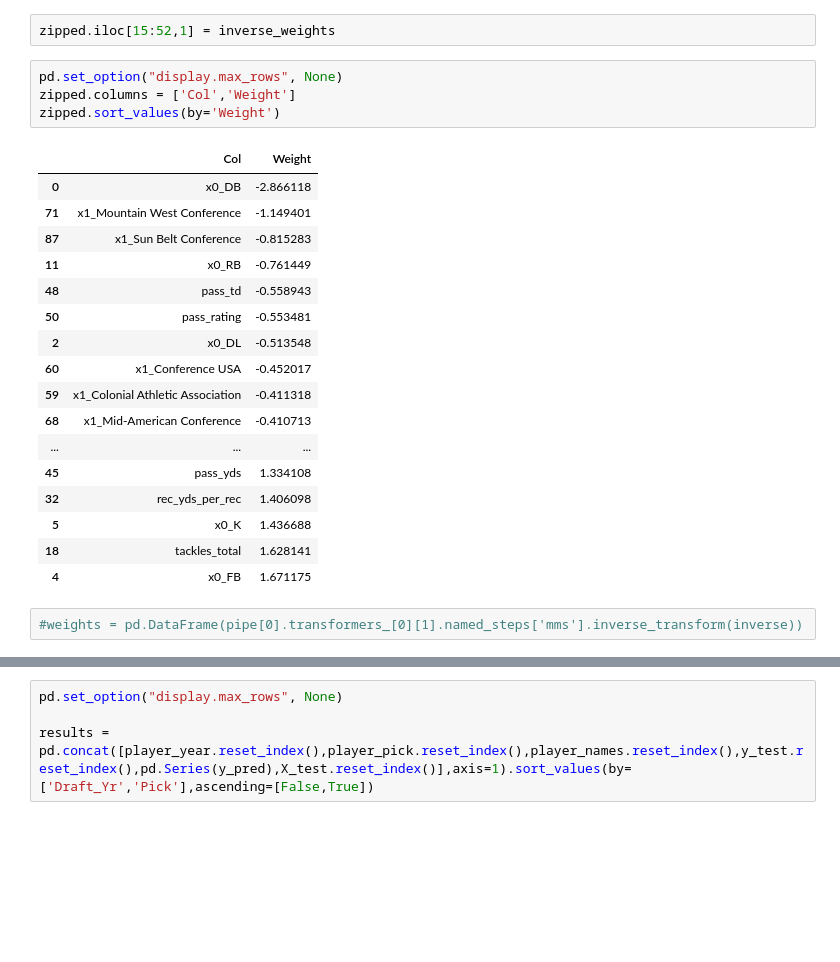
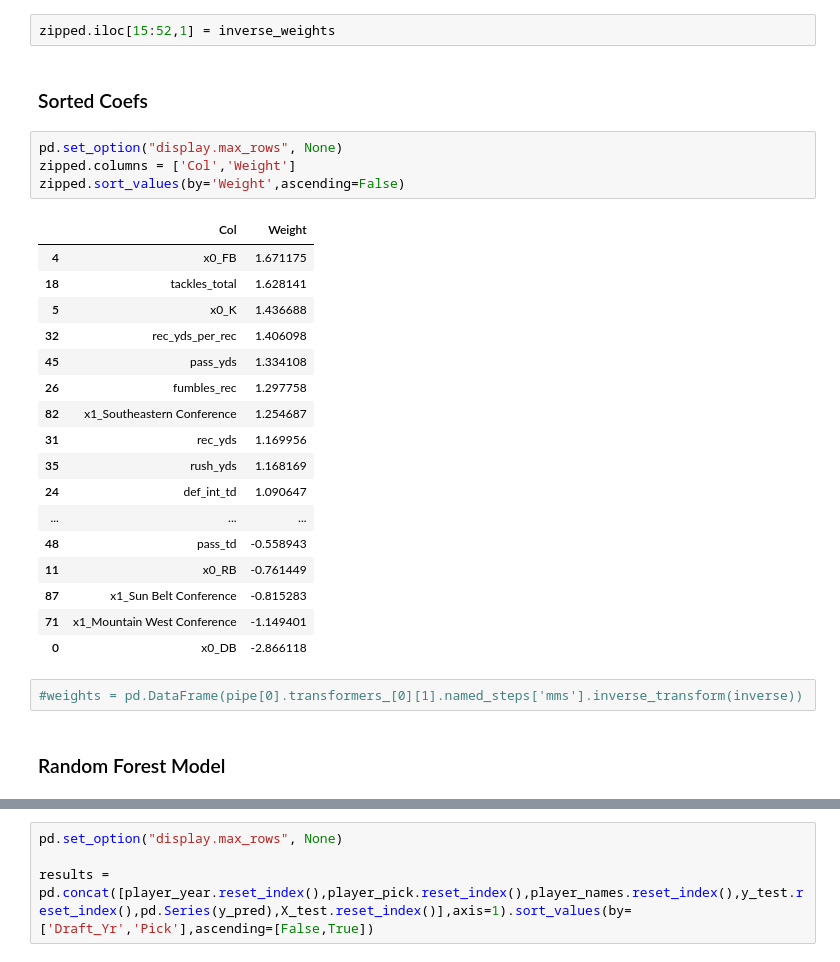
Before and after one commit to jpalgon/Draft_Classification, a Jupyter notebook: Modeling.ipynb, the cells around one changed output, grey strips where cells are left out. Saved outputs shown, nothing was run; the diff lists cells and outputs as text; blank space fills up the shorter version.

```diff
--- a/Modeling.ipynb
+++ b/Modeling.ipynb
@@ -217,28 +233,32 @@ minmax = zipped.iloc[15:52,1]
 inverse_weights = minmax.apply(lambda x: x - minmax.min() / (minmax.max() - minmax.min()))
 # %%
 zipped.iloc[15:52,1] = inverse_weights
+# %% [markdown]
+### Sorted Coefs
 # %%
 pd.set_option("display.max_rows", None)
 zipped.columns = ['Col','Weight']
-zipped.sort_values(by='Weight')
+zipped.sort_values(by='Weight',ascending=False)
 # %% [output]
 |  | Col | Weight |
+| 4 | x0_FB | 1.671175 |
+| 18 | tackles_total | 1.628141 |
+| 5 | x0_K | 1.436688 |
+| 32 | rec_yds_per_rec | 1.406098 |
+| 45 | pass_yds | 1.334108 |
+| 26 | fumbles_rec | 1.297758 |
+| 82 | x1_Southeastern Conference | 1.254687 |
+| 31 | rec_yds | 1.169956 |
+| 35 | rush_yds | 1.168169 |
+| 24 | def_int_td | 1.090647 |
+| ... | ... | ... |
+| 48 | pass_td | -0.558943 |
+| 11 | x0_RB | -0.761449 |
+| 87 | x1_Sun Belt Conference | -0.815283 |
+| 71 | x1_Mountain West Conference | -1.149401 |
 | 0 | x0_DB | -2.866118 |
-| 71 | x1_Mountain West Conference | -1.149401 |
-| 87 | x1_Sun Belt Conference | -0.815283 |
-| 11 | x0_RB | -0.761449 |
-| 48 | pass_td | -0.558943 |
-| 50 | pass_rating | -0.553481 |
-| 2 | x0_DL | -0.513548 |
-| 60 | x1_Conference USA | -0.452017 |
-| 59 | x1_Colonial Athletic Association | -0.411318 |
-| 68 | x1_Mid-American Conference | -0.410713 |
-| ... | ... | ... |
-| 45 | pass_yds | 1.334108 |
-| 32 | rec_yds_per_rec | 1.406098 |
-| 5 | x0_K | 1.436688 |
-| 18 | tackles_total | 1.628141 |
-| 4 | x0_FB | 1.671175 |
 # %%
 #weights = pd.DataFrame(pipe[0].transformers_[0][1].named_steps['mms'].inverse_transform(inverse))
+# %% [markdown]
+### Random Forest Model
 # %%
```
Also changed, not shown: parts of 45 cells of this notebook, 1 other file.
